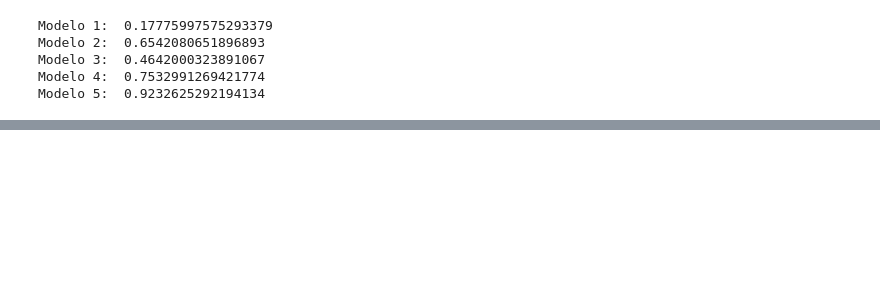
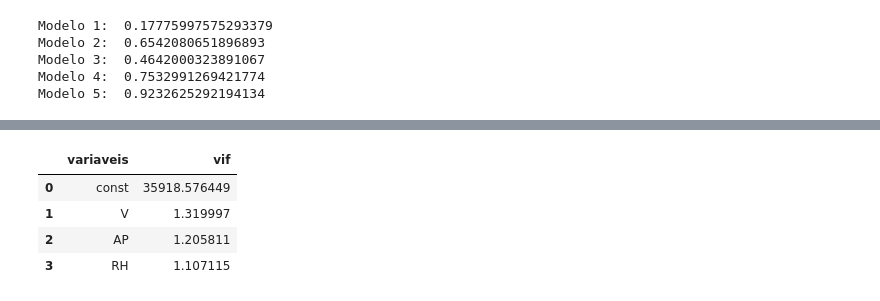
Before and after one commit to NiveskZ/estatistica-ml-alura, a Jupyter notebook: regressao-linear/exercicios_data_science.ipynb, the cells around one changed output, grey strips where cells are left out. Cells and saved outputs as stored; diff of their text form; code cells hidden in the pictures; blank space fills up the shorter version.

Commit message:
Exercícios data science 3

```diff
--- a/regressao-linear/exercicios_data_science.ipynb
+++ b/regressao-linear/exercicios_data_science.ipynb
@@ -159,0 +201,15 @@ Notes:
+# %%
+def calc_vif(explicativa):
+  vif = pd.DataFrame()
+  vif['variaveis'] = explicativa
+  vif['vif'] = [variance_inflation_factor(X_train[explicativa],i) for i in range(len(explicativa))]
+  return vif
+# %%
+vif = calc_vif(explicativas4)
+vif
+# %% [output]
+|  | variaveis | vif |
+| 0 | const | 35918.576449 |
+| 1 | V | 1.319997 |
+| 2 | AP | 1.205811 |
+| 3 | RH | 1.107115 |
```
Also changed, not shown: parts of 16 cells of this notebook, 1 other file.
